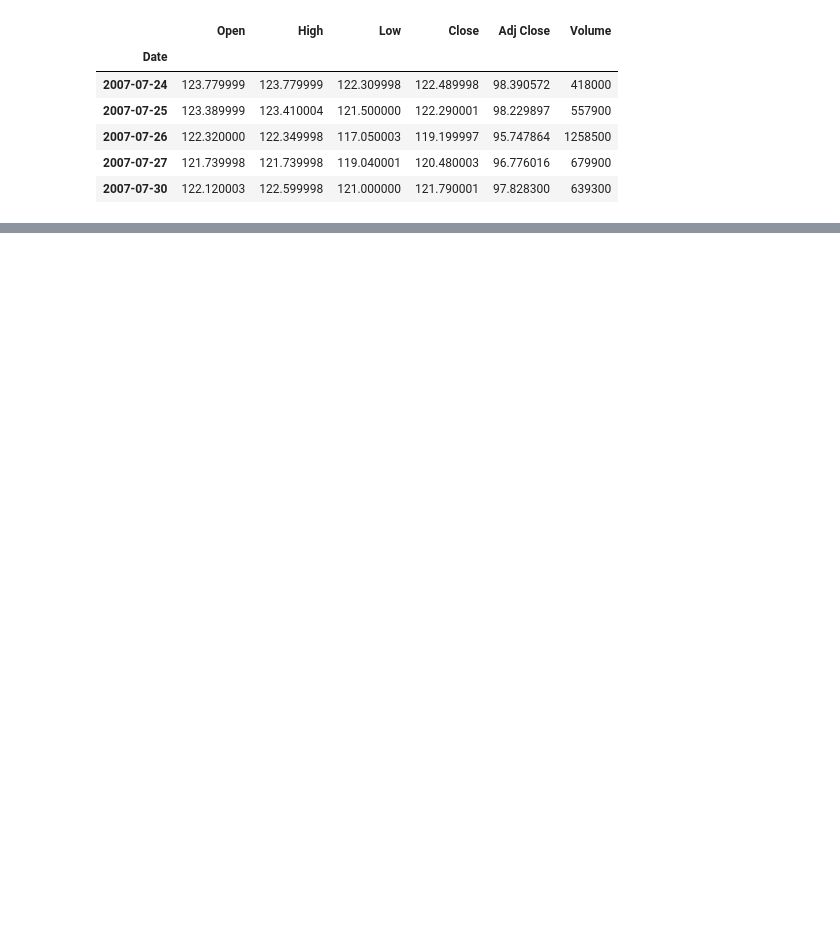
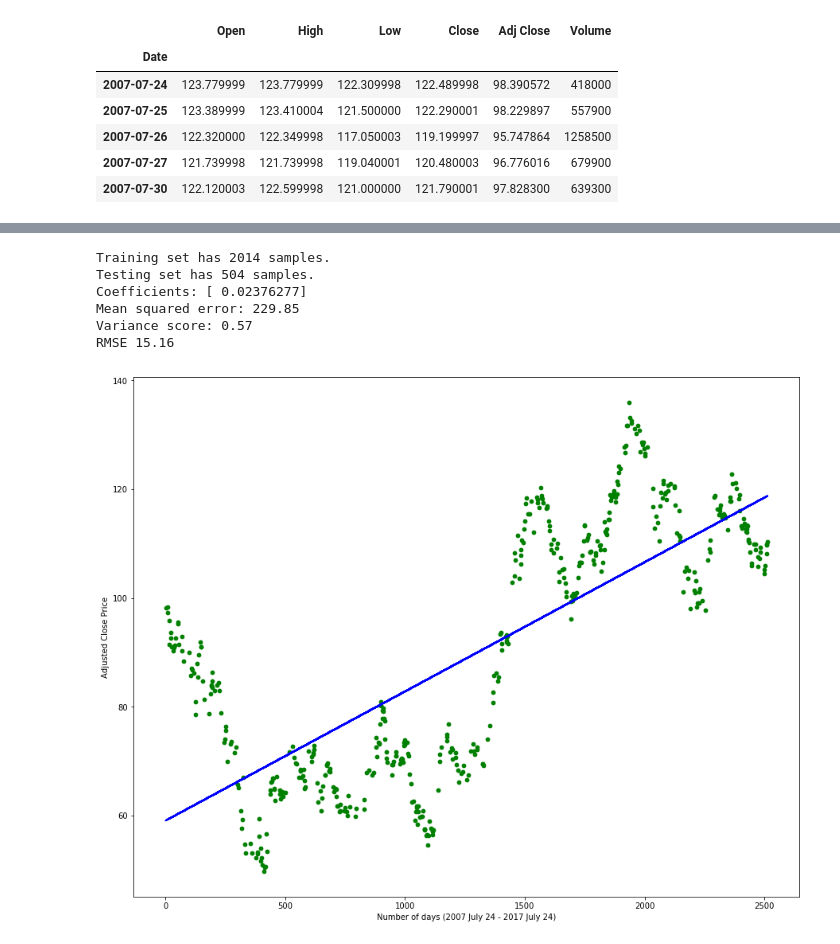
Before and after one commit to yhagio/stock_price_predictor, a Jupyter notebook: stock_price_predictor.ipynb, the cells around one changed output, grey strips where cells are left out. Cells and saved outputs as stored; diff of their text form; code cells hidden in the pictures; blank space fills up the shorter version.

Commit message:
Linear Regression

```diff
--- a/stock_price_predictor.ipynb
+++ b/stock_price_predictor.ipynb
@@ -39,0 +42,54 @@ plt.show()
+# %%
+# TODO: Linear Regression model (RMSE)
+from sklearn import linear_model
+from sklearn.cross_validation import train_test_split
+from math import sqrt
+
+data = pd.read_csv("./data/TM.csv")
+dates = pd.DataFrame(np.arange(2518))
+adj_closes = data['Adj Close']
+X_train, X_test, y_train, y_test = train_test_split(dates, adj_closes, test_size = 0.2, random_state = 0)
+
+# Show the results of the split
+print "Training set has {} samples.".format(X_train.shape[0])
+print "Testing set has {} samples.".format(X_test.shape[0])
+
+regr = linear_model.LinearRegression()
+regr.fit(X_train[:2014], y_train[:2014])
+
+# -- The coefficients
+print 'Coefficients:', regr.coef_
+# -- The mean squared error
+print 'Mean squared error: %.2f' % np.mean((regr.predict(X_test) - y_test) ** 2)
+# -- Explained variance score: 1 is perfect prediction
+print 'Variance score: %.2f' % regr.score(X_test, y_test)
+
+print 'RMSE %.2f' % sqrt(np.mean((regr.predict(X_test) - y_test) ** 2))
+
+
+# Plot outputs
+plt.scatter(X_test, y_test, color='g', s=20)
+plt.plot(X_test, regr.predict(X_test), color='blue', linewidth=2)
+
+
+# plt.xticks(dates, data['Date'], rotation='vertical')
+# plt.locator_params(axis='x', nbins=10)
+
+plt.xlabel('Number of days (2007 July 24 - 2017 July 24)')
+plt.ylabel('Adjusted Close Price')
+
+fig_size = plt.rcParams["figure.figsize"]
+
+fig_size[0] = 15
+fig_size[1] = 12
+plt.rcParams["figure.figsize"] = fig_size
+
+plt.show()
+# %% [output]
+Training set has 2014 samples.
+Testing set has 504 samples.
+Coefficients: [ 0.02376277]
+Mean squared error: 229.85
+Variance score: 0.57
+RMSE 15.16
+[figure, added]
```
Also changed, not shown: parts of 5 cells of this notebook.
